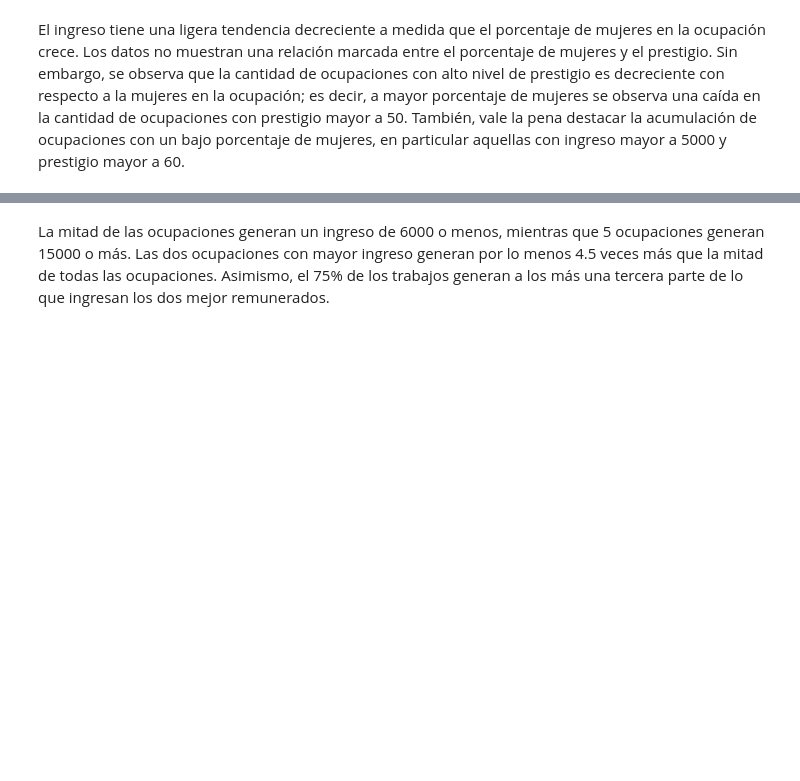
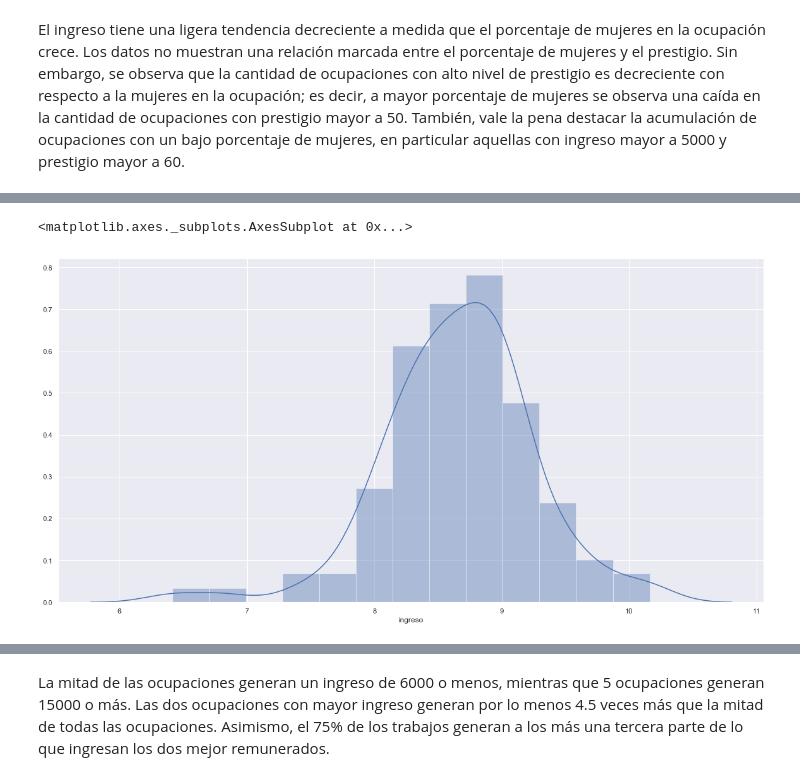
Before and after one commit to jeroaranda/aplicada2, a Jupyter notebook: control1.ipynb, the cells around one changed output, grey strips where cells are left out. Cells and saved outputs as stored; diff of their text form; code cells hidden in the pictures; blank space fills up the shorter version.

```diff
--- a/control1.ipynb
+++ b/control1.ipynb
@@ -47 +87,6 @@ El ingreso tiene una ligera tendencia decreciente a medida que el porcentaje de
+# %%
+sns.distplot(np.log(df.ingreso))
+# %% [output]
+<matplotlib.axes._subplots.AxesSubplot at 0x...>
+[figure, added]
 # %%
```
Also changed, not shown: parts of 35 cells of this notebook.
